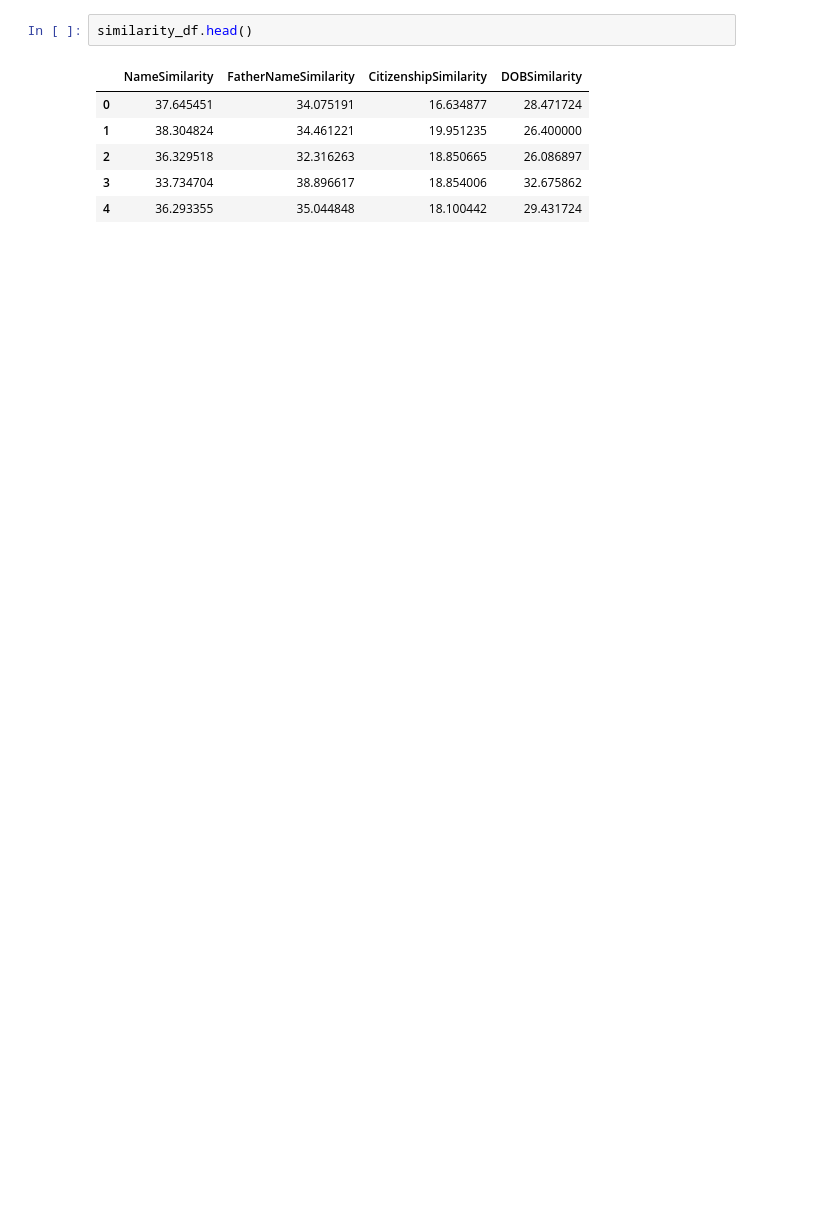
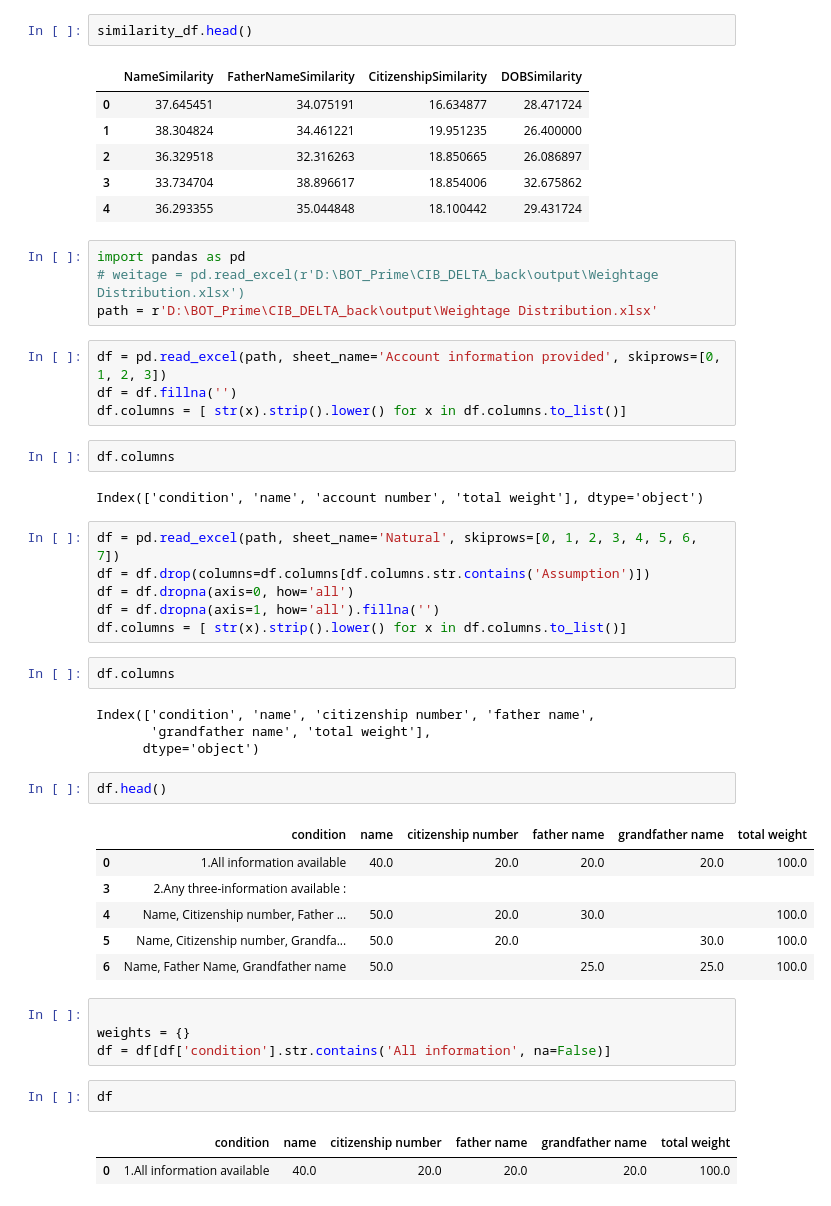
Before and after one commit to awesomeaayaan/prime_CIB_DELTA, a Jupyter notebook: weitage_test.ipynb, the cells around one changed output. Saved outputs shown, nothing was run; the diff lists cells and outputs as text; blank space fills up the shorter version.

```diff
--- a/weitage_test.ipynb
+++ b/weitage_test.ipynb
@@ -508,3 +512,45 @@ similarity_df.head()
 | 2 | 36.329518 | 32.316263 | 18.850665 | 26.086897 |
 | 3 | 33.734704 | 38.896617 | 18.854006 | 32.675862 |
 | 4 | 36.293355 | 35.044848 | 18.100442 | 29.431724 |
+# %%
+import pandas as pd
+# weitage = pd.read_excel(r'D:\BOT_Prime\CIB_DELTA_back\output\Weightage Distribution.xlsx')
+path = r'D:\BOT_Prime\CIB_DELTA_back\output\Weightage Distribution.xlsx'
+# %%
+df = pd.read_excel(path, sheet_name='Account information provided', skiprows=[0, 1, 2, 3])
+df = df.fillna('')
+df.columns = [ str(x).strip().lower() for x in df.columns.to_list()]
+# %%
+df.columns
+# %% [output]
+Index(['condition', 'name', 'account number', 'total weight'], dtype='object')
+# %%
+df = pd.read_excel(path, sheet_name='Natural', skiprows=[0, 1, 2, 3, 4, 5, 6, 7])
+df = df.drop(columns=df.columns[df.columns.str.contains('Assumption')])
+df = df.dropna(axis=0, how='all')
+df = df.dropna(axis=1, how='all').fillna('')
+df.columns = [ str(x).strip().lower() for x in df.columns.to_list()]
+# %%
+df.columns
+# %% [output]
+Index(['condition', 'name', 'citizenship number', 'father name',
+       'grandfather name', 'total weight'],
+      dtype='object')
+# %%
+df.head()
+# %% [output]
+|  | condition | name | citizenship number | father name | grandfather name | total weight |
+| 0 | 1.All information available | 40.0 | 20.0 | 20.0 | 20.0 | 100.0 |
+| 3 | 2.Any three-information available : |  |  |  |  |  |
+| 4 | Name, Citizenship number, Father ... | 50.0 | 20.0 | 30.0 |  | 100.0 |
+| 5 | Name, Citizenship number, Grandfa... | 50.0 | 20.0 |  | 30.0 | 100.0 |
+| 6 | Name, Father Name, Grandfather name | 50.0 |  | 25.0 | 25.0 | 100.0 |
+# %%
+
+weights = {}
+df = df[df['condition'].str.contains('All information', na=False)]
+# %%
+df
+# %% [output]
+|  | condition | name | citizenship number | father name | grandfather name | total weight |
+| 0 | 1.All information available | 40.0 | 20.0 | 20.0 | 20.0 | 100.0 |
```
Also changed, not shown: parts of 18 cells of this notebook, 6 other files.
